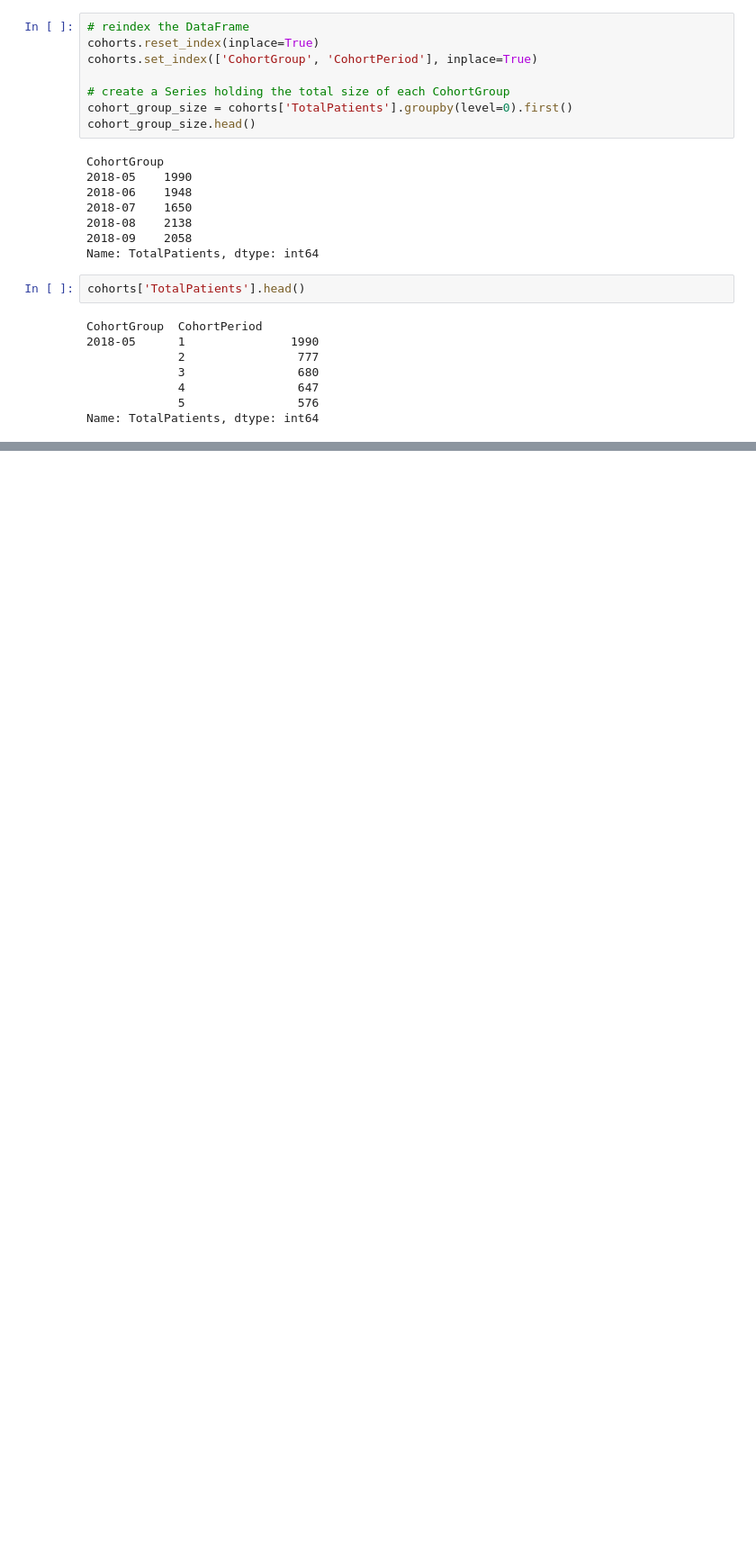
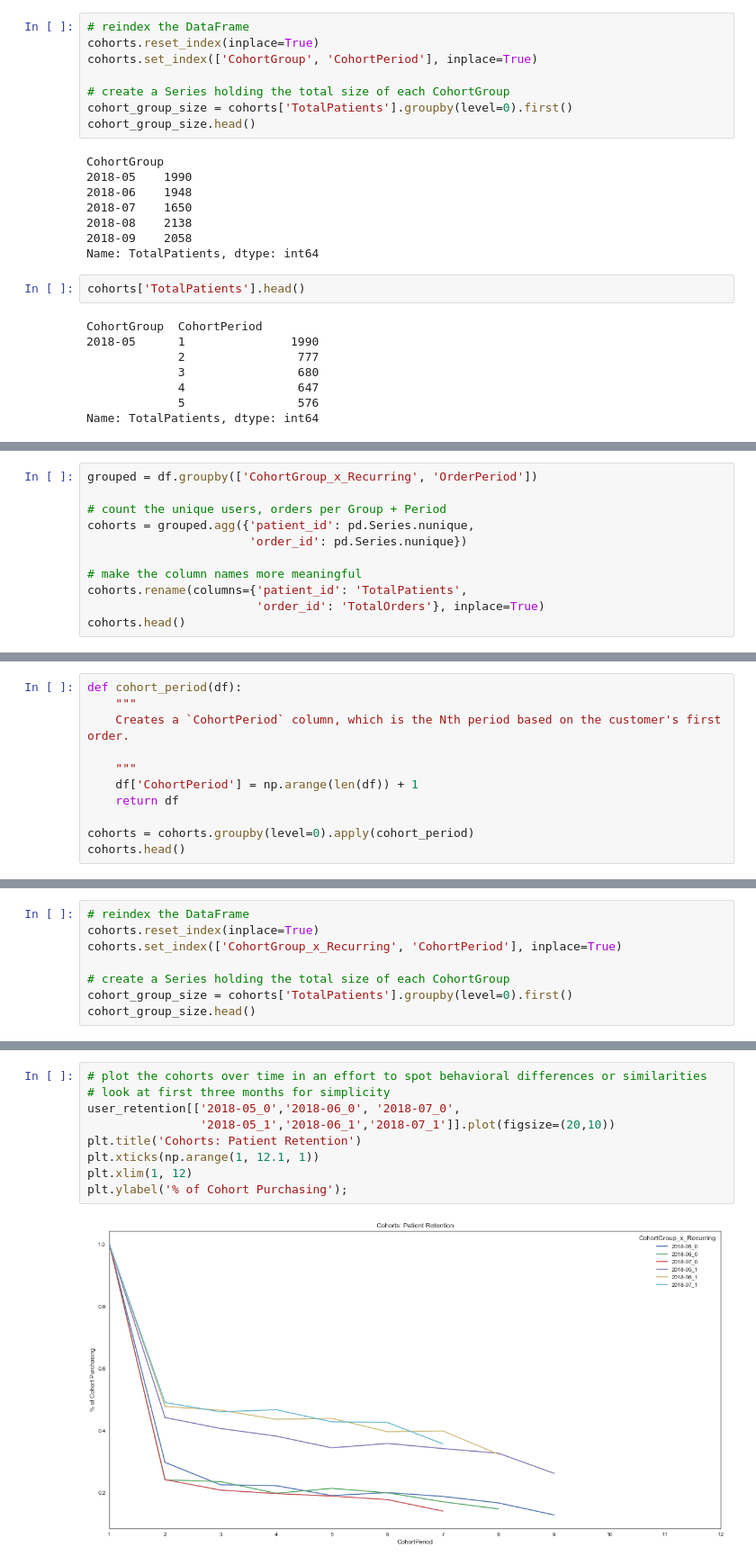
Before and after one commit to MartinAlonzo1/capsule, a Jupyter notebook: Capsule.ipynb, the cells around one changed output, grey strips where cells are left out. Shown at 90% size. Saved outputs shown, nothing was run; the diff lists cells and outputs as text; blank space fills up the shorter version.

```diff
--- a/Capsule.ipynb
+++ b/Capsule.ipynb
@@ -194,0 +457,11 @@ df.groupby(['acquisition_source']).count()
+# %%
+grouped = df.groupby(['CohortGroup_x_Recurring', 'OrderPeriod'])
+
+# count the unique users, orders per Group + Period
+cohorts = grouped.agg({'patient_id': pd.Series.nunique,
+                       'order_id': pd.Series.nunique})
+
+# make the column names more meaningful
+cohorts.rename(columns={'patient_id': 'TotalPatients',
+                        'order_id': 'TotalOrders'}, inplace=True)
+cohorts.head()
@@ -194,0 +478,11 @@ df.groupby(['acquisition_source']).count()
+# %%
+def cohort_period(df):
+    """
+    Creates a `CohortPeriod` column, which is the Nth period based on the customer's first order.
+
+    """
+    df['CohortPeriod'] = np.arange(len(df)) + 1
+    return df
+
+cohorts = cohorts.groupby(level=0).apply(cohort_period)
+cohorts.head()
@@ -194,0 +499,8 @@ df.groupby(['acquisition_source']).count()
+# %%
+# reindex the DataFrame
+cohorts.reset_index(inplace=True)
+cohorts.set_index(['CohortGroup_x_Recurring', 'CohortPeriod'], inplace=True)
+
+# create a Series holding the total size of each CohortGroup
+cohort_group_size = cohorts['TotalPatients'].groupby(level=0).first()
+cohort_group_size.head()
@@ -194,0 +545,11 @@ df.groupby(['acquisition_source']).count()
+# %%
+# plot the cohorts over time in an effort to spot behavioral differences or similarities
+# look at first three months for simplicity
+user_retention[['2018-05_0','2018-06_0', '2018-07_0',
+                '2018-05_1','2018-06_1','2018-07_1']].plot(figsize=(20,10))
+plt.title('Cohorts: Patient Retention')
+plt.xticks(np.arange(1, 12.1, 1))
+plt.xlim(1, 12)
+plt.ylabel('% of Cohort Purchasing');
+# %% [output]
+[figure, added]
```
Also changed, not shown: parts of 127 cells of this notebook.
